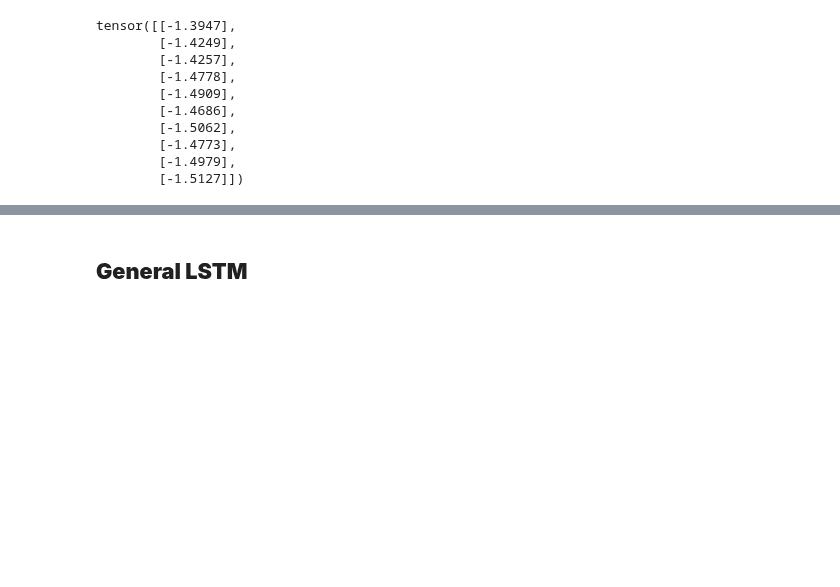
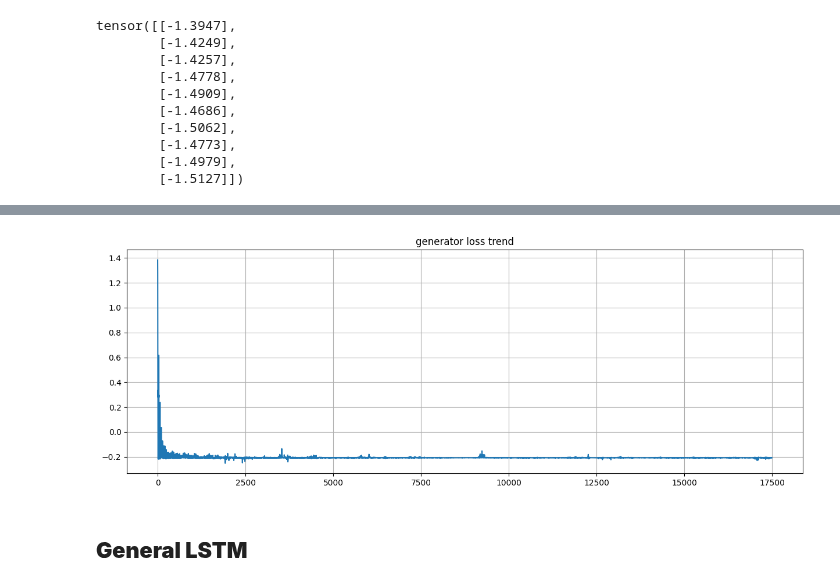
Before and after one commit to RobertoSonzini/NAML_project, a Jupyter notebook: Progetto_NAML_old.ipynb, the cells around one changed output, grey strips where cells are left out. Saved outputs shown, nothing was run; the diff lists cells and outputs as text; code cells hidden in the pictures; blank space fills up the shorter version.

```diff
--- a/Progetto_NAML_old.ipynb
+++ b/Progetto_NAML_old.ipynb
@@ -682,3 +706,18 @@ plot_predictions(preds_GAN, actuals_GAN)
+# %%
+plt.figure(figsize=(15, 5))
+plt.plot(generator_losses, label = "G_loss")
+# plt.ylabel('Close Price')
+# plt.xlabel('Date')
+
+plt.title("generator loss trend")
+
+
+plt.grid(True)
+
+
+plt.show()
+# %% [output]
+[figure, added]
 # %% [markdown]
 ## **General LSTM**
 # %%
```
Also changed, not shown: parts of 16 cells of this notebook.
